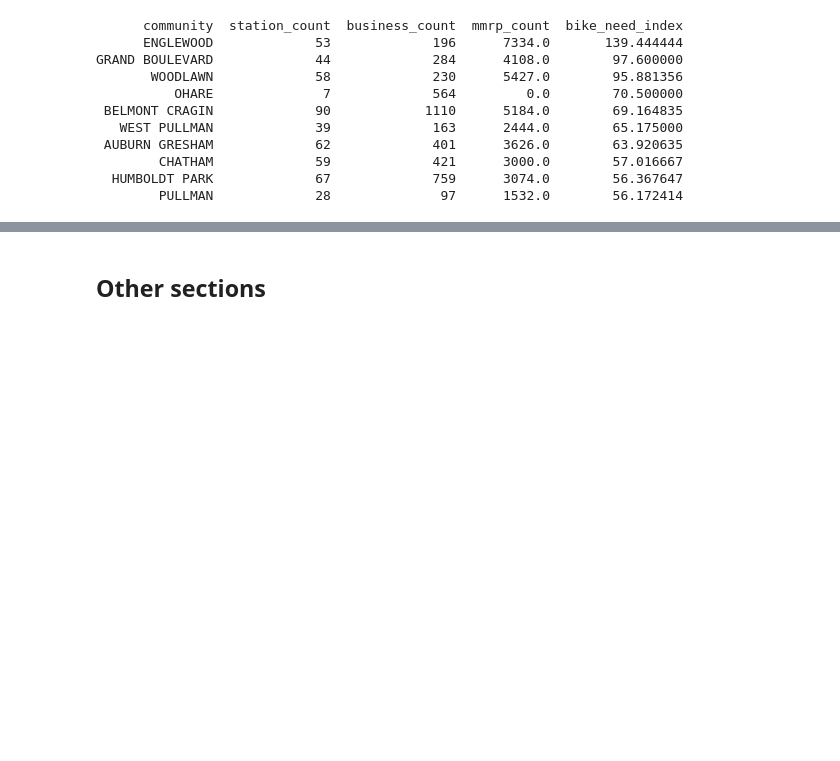
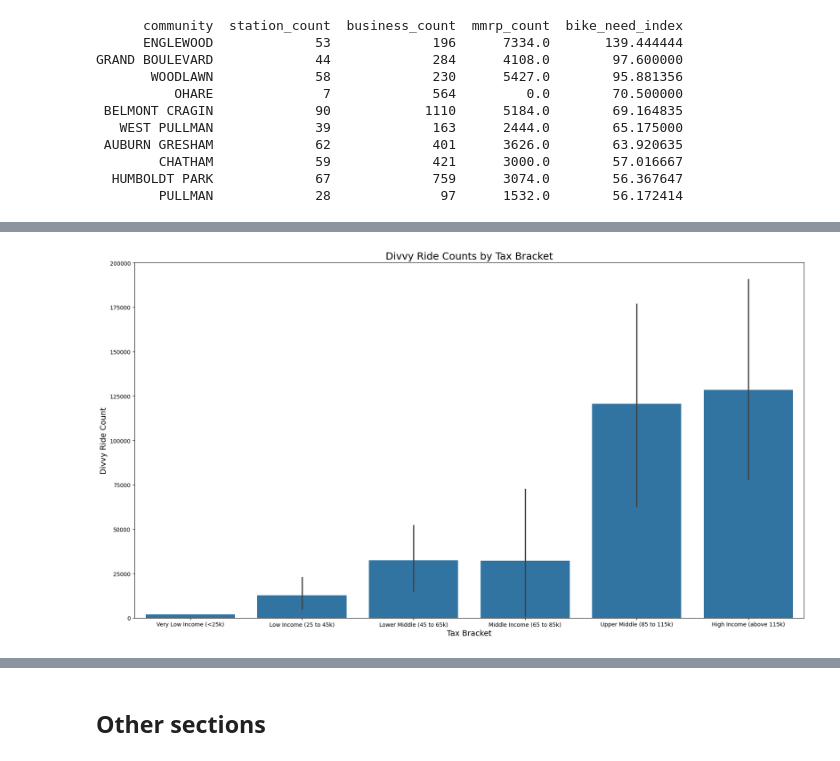
Before and after one commit to JonasGoldberg18/STAT303_Final_Project, a Jupyter notebook: Project Code Template.ipynb, the cells around one changed output, grey strips where cells are left out. Drawn from its saved outputs; the diff is of its cells as text; code cells hidden in the pictures; blank space fills up the shorter version.

```diff
--- a/Project Code Template.ipynb
+++ b/Project Code Template.ipynb
@@ -1088,0 +1225,22 @@ GRAND BOULEVARD             44             284      4108.0        97.600000
+# %%
+#finding the closest census zip code for each start lat and long in the 2020 divvy data (I will be using euclidean distance for this)
+
+divvy_lats = divvy_2020['start_lat'].to_numpy().astype(float)
+divvy_longs = divvy_2020['start_lng'].to_numpy().astype(float)
+
+zip_lats = lat_long_data['lat'].to_numpy().astype(float)
+zip_longs = lat_long_data['lng'].to_numpy().astype(float)
+
+divvy_lats  = divvy_lats.reshape(-1, 1)
+divvy_longs = divvy_longs.reshape(-1, 1)
+
+zip_lats = zip_lats.reshape(1, -1)
+zip_longs = zip_longs.reshape(1, -1)
+
+dist_sq = (divvy_lats - zip_lats)**2 + (divvy_longs - zip_longs)**2
+nearest_idx = dist_sq.argmin(axis=1)
+
+zip_codes = lat_long_data['zip'].to_numpy()
+divvy_2020['start_zip'] = zip_codes[nearest_idx]
+
+divvy_2020.head()
@@ -1088,0 +1324,15 @@ GRAND BOULEVARD             44             284      4108.0        97.600000
+# %%
+# Barplot of Divvy Ride Counts by Tax Bracket
+
+bins = [0, 25000, 45000, 65000, 85000, 115000, np.inf]
+labels = ['Very Low Income (<25k)', 'Low Income (25 to 45k)', 'Lower Middle (45 to 65k)', 'Middle Income (65 to 85k)', 'Upper Middle (85 to 115k)', 'High Income (above 115k)']
+census_data['tax bracket'] = pd.cut(census_data['Median income (dollars)'], bins=bins, labels=labels)
+
+figure = plt.figure(figsize=(18, 10))
+sns.barplot(data=census_data, x='tax bracket', y = 'divvy_ride_count', errorbar=('ci', 95), estimator=np.mean)
+plt.xlabel("Tax Bracket", fontsize=14)
+plt.ylabel("Divvy Ride Count", fontsize=14)
+plt.title("Divvy Ride Counts by Tax Bracket", fontsize=18)
+plt.tight_layout()
+# %% [output]
+[figure, added]
```
Also changed, not shown: parts of 18 cells of this notebook.
